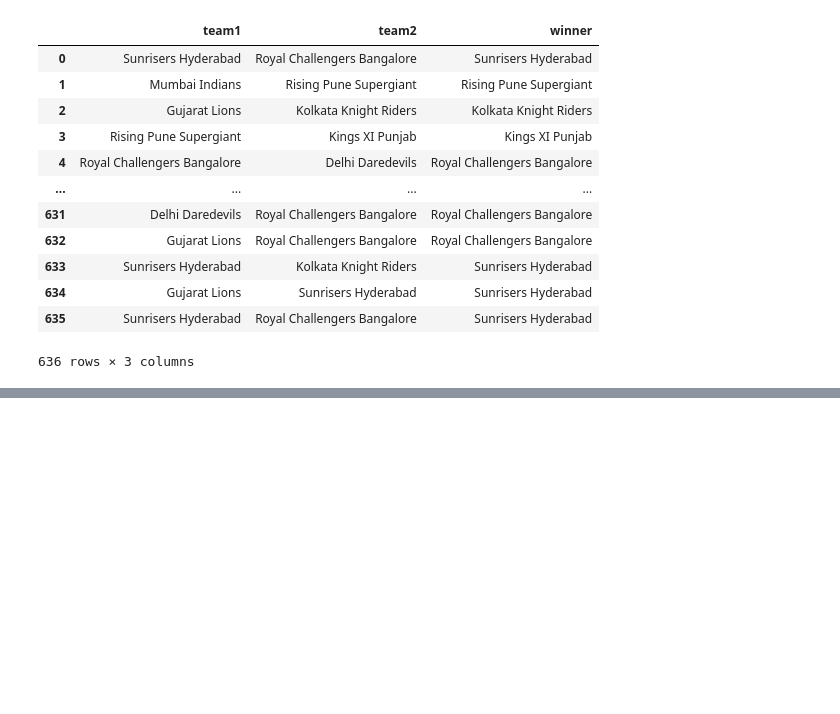
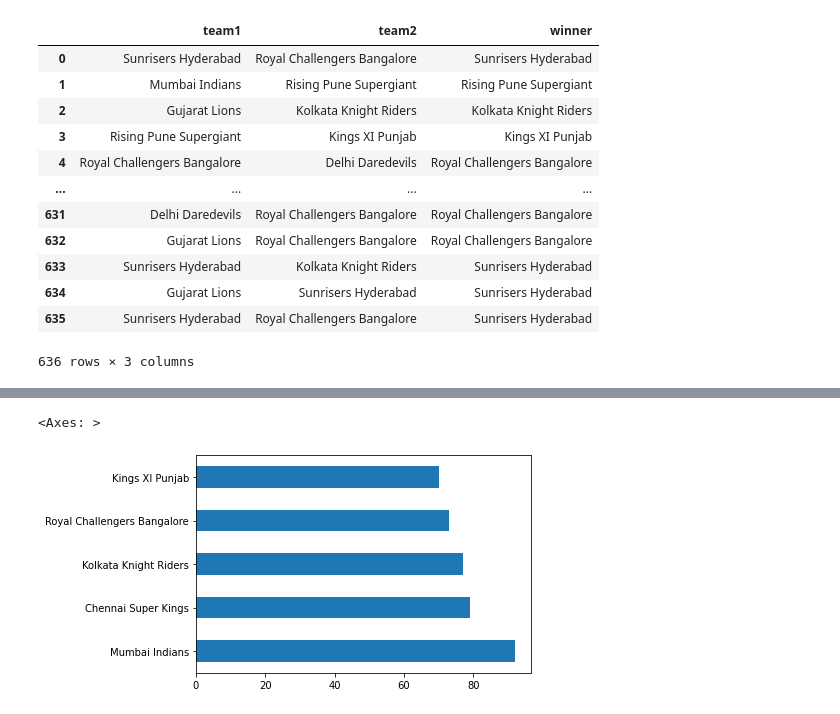
Before and after one commit to sagarkumarmishra/IPL-DATA-ANALYSIS, a Jupyter notebook: IPL_data_analysis.ipynb, the cells around one changed output, grey strips where cells are left out. Saved outputs shown, nothing was run; the diff lists cells and outputs as text; code cells hidden in the pictures; blank space fills up the shorter version.

```diff
--- a/IPL_data_analysis.ipynb
+++ b/IPL_data_analysis.ipynb
@@ -142,0 +224,5 @@ data.iloc[[2],:4]
+# %%
+data['winner'].value_counts().head().plot(kind='barh')
+# %% [output]
+<Axes: >
+[figure, added]
```
Also changed, not shown: parts of 15 cells of this notebook.
